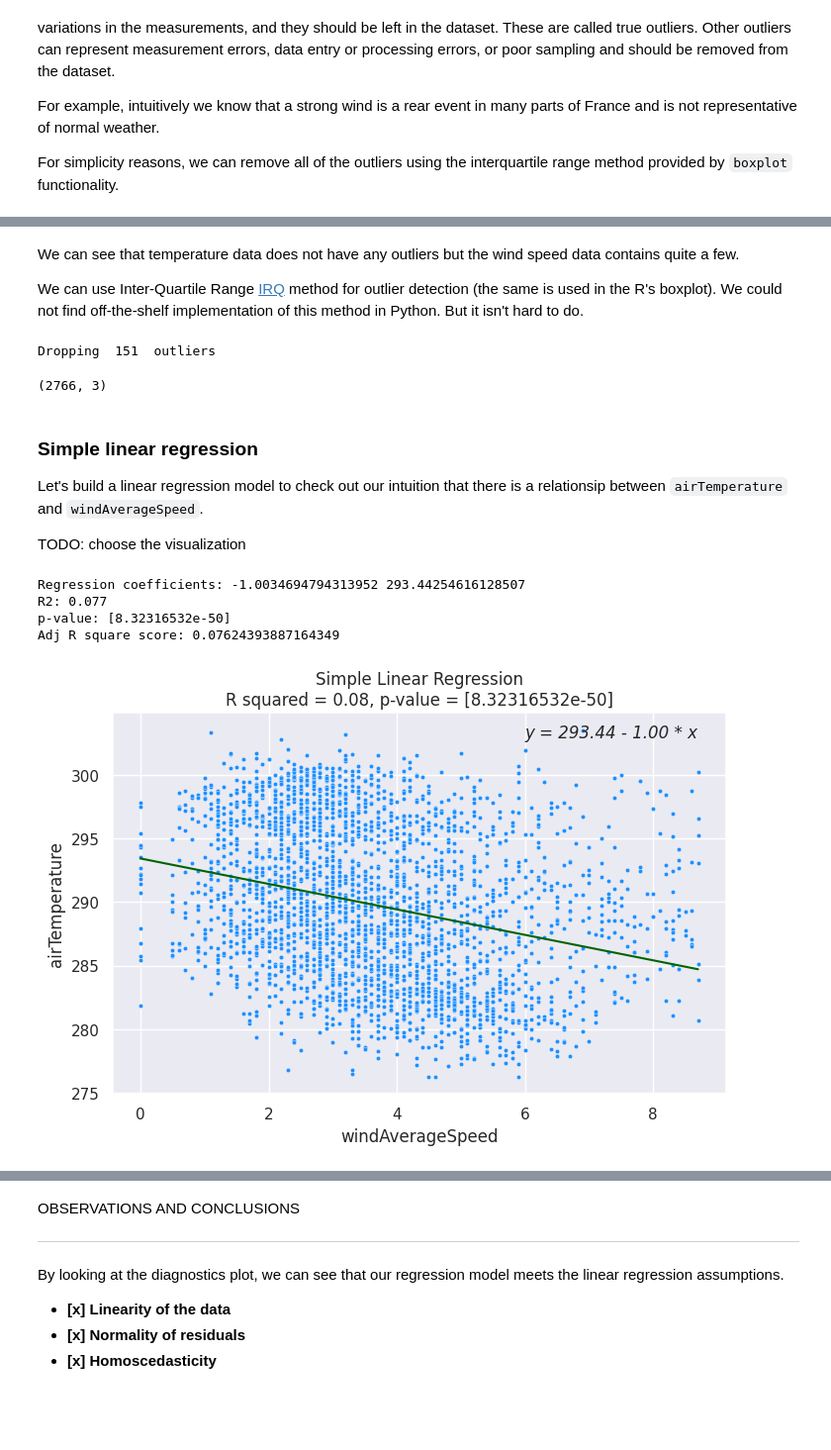
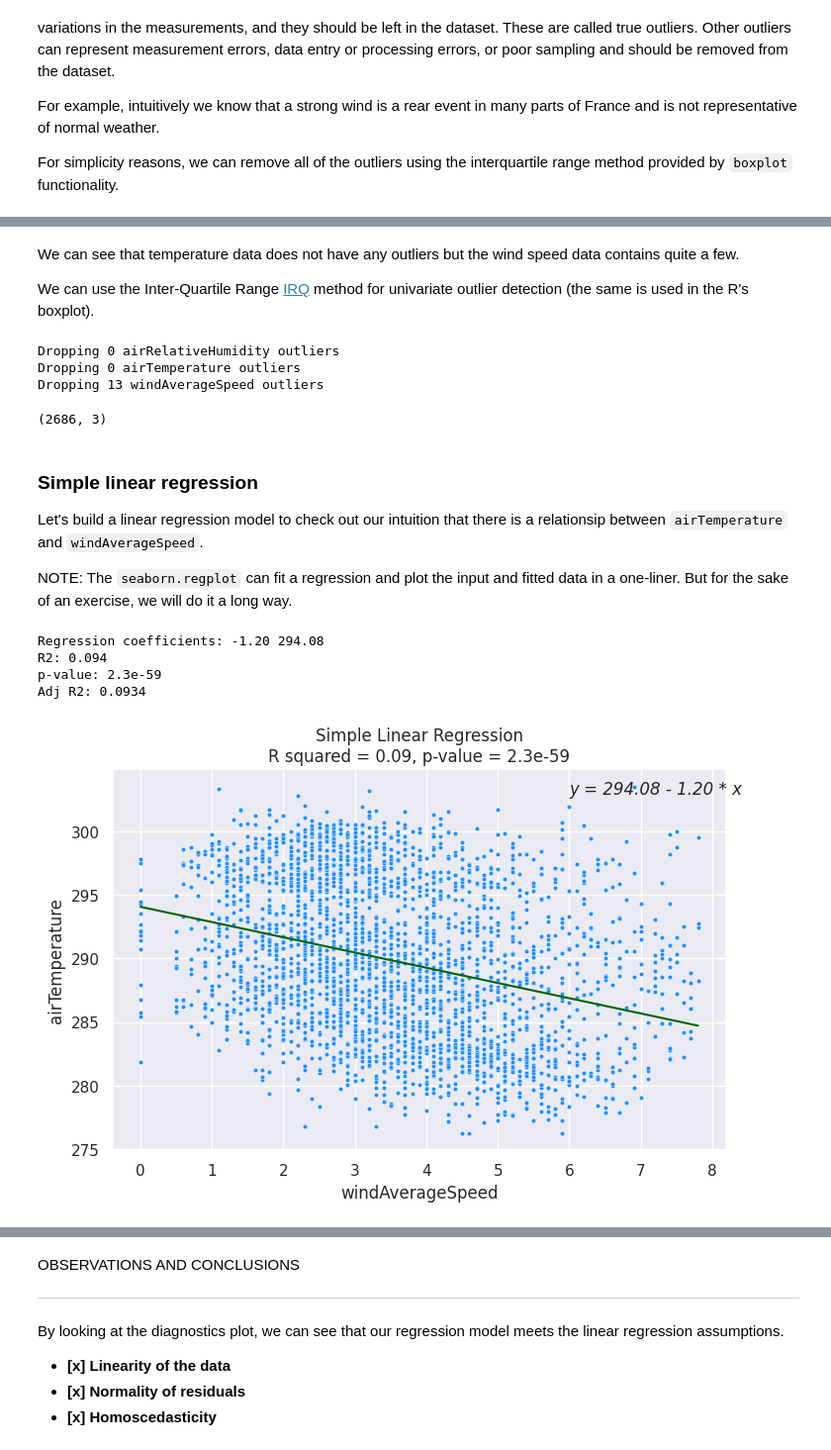
Before and after one commit to Wimmics/kgstat, a Jupyter notebook: KG_and_Regression_Python.ipynb, the cells around one changed output, grey strips where cells are left out. Shown at 99% size. Drawn from its saved outputs; the diff is of its cells as text; code cells hidden in the pictures; blank space fills up the shorter version.

```diff
--- a/KG_and_Regression_Python.ipynb
+++ b/KG_and_Regression_Python.ipynb
@@ -54,7 +53,7 @@ else:
 
 NOTE: depending on the runtime environment an *https* endpoint URL may lead to an error. In this case, try to change it to *http*.
 # %%
-endpoint = 'http://weakg.i3s.unice.fr/sparql'
+endpoint = 'https://weakg.i3s.unice.fr/sparql'
 # %% [markdown]
 #### Define prefixes to abbreviate namespaces
 # %%
@@ -462,7 +460,7 @@ FROM <http://ns.inria.fr/meteo/weatherstation>
 WHERE {{
     VALUES (?stationName) {{('{station_name}')}}
     VALUES (?prop) {{ ( wevp:airTemperature )
-                     #( wevp:airRelativeHumidity )
+                     ( wevp:airRelativeHumidity )
                      ( wevp:windAverageSpeed ) }}
     ?stationIRI rdfs:label ?stationName.
 
@@ -477,8 +475,7 @@ WHERE {{
 }}
 ORDER BY ?time
 '''
-#query_weather_data = query_weather_data.replace('< ', '<')
-#query_weather_data = query_weather_data.replace(' >', '>')
+
 query_weather_data = '\n'.join([sparql_prefix, query_weather_data])
 
 weather_data = sparql_service_to_dataframe(endpoint,
@@ -487,9 +484,9 @@ weather_data = sparql_service_to_dataframe(endpoint,
                                                     'value': 'float' })
 
 
-# remove prefix from the property names to make life easier
-# when property names will become column names
-weather_data.prop = weather_data.prop.apply(lambda x: x.split('/')[-1])
+# remove prefixes from the property names to make life easier
+# when property names become column names
+weather_data.prop = remove_namespace(weather_data.prop)
 
 weather_data.shape
 # %% [output]
@@ -497,7 +494,7 @@ weather_data.shape
 # %% [markdown]
 We want to have the data points for each weather property aligned on the time scale. We can take advantage of *wide* time series format, where each row represents a time point with all the weather properties values. As opposed to the *long* format where each value has a row like a result of the query.
 # %%
-weather_data_wide = weather_data.pivot(index='time', columns='prop', values='value' ).reset_index()
+weather_data_wide = weather_data.pivot(index='time', columns='prop', values='value' )
 
 summary(weather_data_wide)
 # %% [output]
@@ -567,21 +559,25 @@ plt.show()
 # %% [markdown]
 We can see that temperature data does not have any outliers but the wind speed data contains quite a few.
 
-We can use Inter-Quartile Range [IRQ](https://en.wikipedia.org/wiki/Interquartile_range) method for outlier detection (the same is used in the R's boxplot). We could not find off-the-shelf  implementation of this method in Python. But it isn't hard to do.
+We can use the Inter-Quartile Range [IRQ](https://en.wikipedia.org/wiki/Interquartile_range) method for univariate outlier detection (the same is used in the R's boxplot).
 # %%
-Q1 = weather_data_wide.windAverageSpeed.quantile(0.25)
-Q3 = weather_data_wide.windAverageSpeed.quantile(0.75)
-IQR = Q3 - Q1
+for col in weather_data_wide.columns:
+    weather_prop = weather_data_wide.loc[:, col]
 
-# Identify outliers
-outliers = weather_data_wide[(weather_data_wide.windAverageSpeed < Q1 - 1.5 * IQR) | \
-                             (weather_data_wide.windAverageSpeed > Q3 + 1.5 * IQR)]
+    Q1 = weather_prop.quantile(0.25)
+    Q3 = weather_prop.quantile(0.75)
+    IQR = Q3 - Q1
 
-#TODO: mark outliers instaed
-print('Dropping ', outliers.index.shape[0], ' outliers')
+    # Identify outliers
+    outliers = weather_data_wide[(weather_prop < Q1 - 1.5 * IQR) | \
+                                 (weather_prop > Q3 + 1.5 * IQR)]
 
-weather_data_wide.drop( outliers.index, axis = 0, inplace=True)
+    print(f'Dropping {outliers.index.shape[0]:d} {col} outliers')
+
+    weather_data_wide.drop( outliers.index, axis = 0, inplace=True)
 weather_data_wide.shape
 # %% [output]
-Dropping  151  outliers
+Dropping 0 airRelativeHumidity outliers
+Dropping 0 airTemperature outliers
+Dropping 13 windAverageSpeed outliers
-(2766, 3)
+(2686, 3)
@@ -596,7 +586,7 @@ from sklearn.neighbors import LocalOutlierFactor
 
 Let's build a linear regression model to check out our intuition that there is a relationsip between `airTemperature` and `windAverageSpeed`.
 
-TODO: choose the visualization
+NOTE: The `seaborn.regplot` can fit a regression and plot the input and fitted data in a one-liner. But for the sake of an exercise, we will do it a long way.
 # %%
 from sklearn.linear_model import LinearRegression
 from sklearn.feature_selection import f_regression
@@ -607,43 +597,39 @@ y = weather_data_wide.airTemperature
 lr = LinearRegression(fit_intercept=True)
 lr.fit(X, y)
 
-#TODO: use f-strings with formatting
-print('Regression coefficients:', lr.coef_[0], lr.intercept_)
+print(f'Regression coefficients: {lr.coef_[0]:.2f} {lr.intercept_:.2f}')
 print(f'R2: {lr.score(X,y):.3f}' )
 
 f_statistics, p_value =f_regression(X,y, )
-
-print('p-value:', p_value)
+print(f'p-value: {p_value[0]:.1e}')
 
 # Calculate adjusted R-squared # delete because it does not make sense to do in univariate regression
 adj_r_squared = 1 - (1 - lr.score(X, y)) * (len(y) - 1) / (len(y) - X.shape[1] - 1)
-print('Adj R square score:', adj_r_squared)
+print(f'Adj R2: {adj_r_squared:.4f}')
 # %% [output]
-Regression coefficients: -1.0034694794313952 293.44254616128507
-R2: 0.077
-p-value: [8.32316532e-50]
-Adj R square score: 0.07624393887164349
+Regression coefficients: -1.20 294.08
+R2: 0.094
+p-value: 2.3e-59
+Adj R2: 0.0934
 # %%
 plt.figure(figsize=(8,5))
 sns.set_theme()
 
-lr_title=f'Simple Linear Regression\nR squared = {lr.score(X,y):.2f}, p-value = {p_value}'
+lr_title=f'Simple Linear Regression\nR squared = {lr.score(X,y):.2f}, p-value = {p_value[0]:.1e}'
 sign = '+' if lr.coef_[0] >= 0 else '-'
 lr_formula = f"y = {lr.intercept_:.2f} {sign} {abs(lr.coef_[0]):.2f} * x"
 
 sns.scatterplot(x=weather_data_wide.windAverageSpeed,
                 y=weather_data_wide.airTemperature,
                 color='dodgerblue',s=10)
 
 x_line = np.linspace(X.min(), X.max(), 100).reshape(-1, 1)
 y_line = lr.intercept_ + lr.coef_[0] * x_line
 plt.plot(x_line,  y_line, color='darkgreen')
 
-plt.text(6, 303,  lr_formula,
-         size=12, fontstyle='italic')
+plt.text(6, 303,  lr_formula, size=12, fontstyle='italic')
 plt.title(lr_title)
 
 plt.show()
-#TODO: add confidence interval: sns.lineplot
 # %% [output]
-[figure, old version]
+[figure, new version]
```
Also changed, not shown: parts of 61 cells of this notebook.
